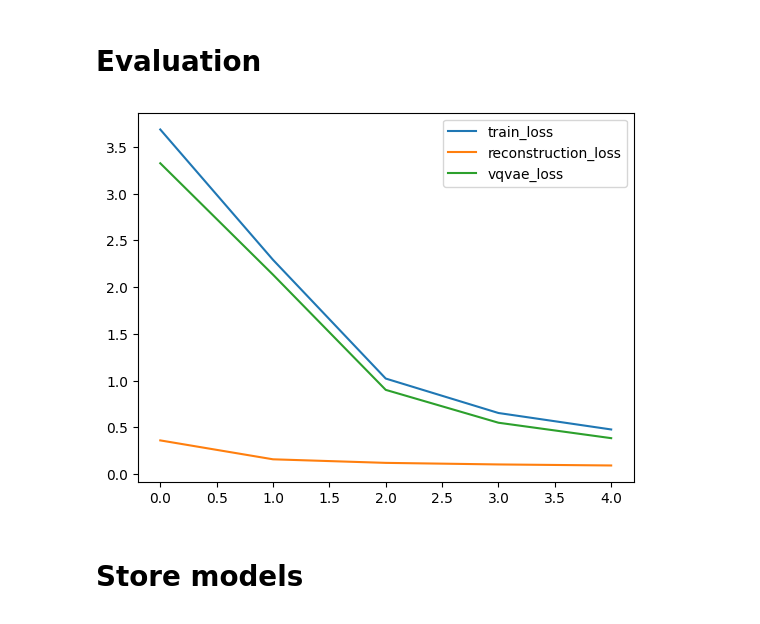
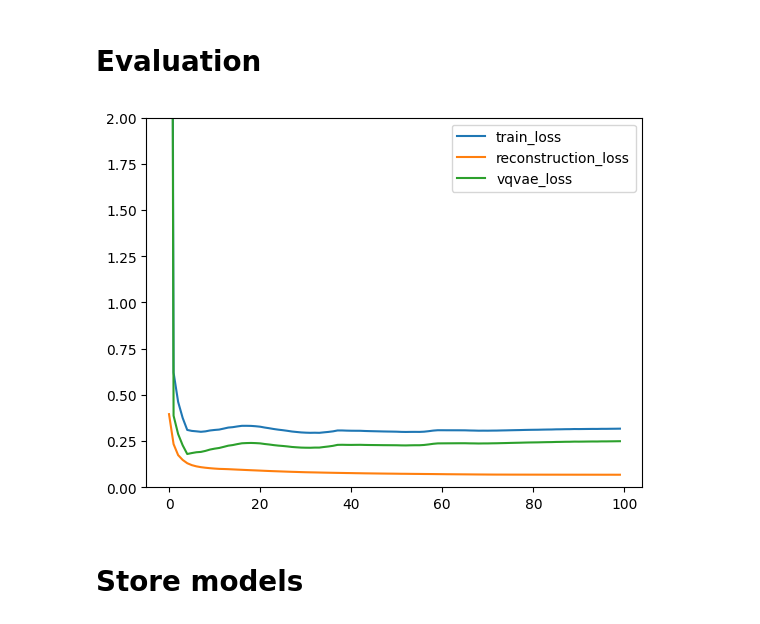
Before and after one commit to ciCciC/ImageCompressorProject, a Jupyter notebook: notebooks/vqvae_trainer.ipynb, the cells around one changed output. Drawn from its saved outputs; the diff is of its cells as text; code cells hidden in the pictures.

```diff
--- a/notebooks/vqvae_trainer.ipynb
+++ b/notebooks/vqvae_trainer.ipynb
@@ -175,9 +180,7 @@ class VQVAETrainer(Model):
 # %%
-(x_train, _), (x_test, _) = mnist.load_data()
+(x_train, _), (x_test, _) = cifar10.load_data()
 
-x_train = np.expand_dims(x_train, -1)
-x_test = np.expand_dims(x_test, -1)
+# x_train = np.expand_dims(x_train, -1)
+# x_test = np.expand_dims(x_test, -1)
 x_train_scaled = (x_train / 255.0) - 0.5
 x_test_scaled = (x_test / 255.0) - 0.5
-
-data_variance = np.var(x_train / 255.0)
@@ -183,0 +189,4 @@ data_variance = np.var(x_train / 255.0)
+# %%
+data_variance = np.var(x_train / 255.0)
+latent_dim = 15
+num_embeddings = 256
@@ -184,3 +195,3 @@ data_variance = np.var(x_train / 255.0)
 # %%
 # vqvae_trainer = VQVAETrainer(data_shape=x_train.shape[1:], train_variance=data_variance, latent_dim=16, num_embeddings=128)
-vqvae_trainer = VQVAETrainer(data_shape=x_train.shape[1:], train_variance=data_variance, latent_dim=32, num_embeddings=256)
+vqvae_trainer = VQVAETrainer(data_shape=x_train.shape[1:], train_variance=data_variance, latent_dim=latent_dim, num_embeddings=num_embeddings)
@@ -208,7 +227,5 @@ _________________________________________________________________
 # %%
-vqvae_trainer.compile(optimizer=Adam())
-
 history = vqvae_trainer.fit(x_train_scaled,
-                            epochs=5,
+                            epochs=100,
                             batch_size=128)
 # %% [output]
@@ -229,9 +251,9 @@ Epoch 5/5
 # %%
 pd.DataFrame({
     'train_loss': history.history["loss"],
     'reconstruction_loss': history.history["reconstruction_loss"],
-    'vqvae_loss': history.history["vqvae_loss"]}).plot();
+    'vqvae_loss': history.history["vqvae_loss"]}).plot(ylim=(0, 2));
 # %% [output]
-[figure, old version]
+[figure, new version]
 # %% [markdown]
 # Store models
```
Also changed, not shown: parts of 29 cells of this notebook, 2 other files.
